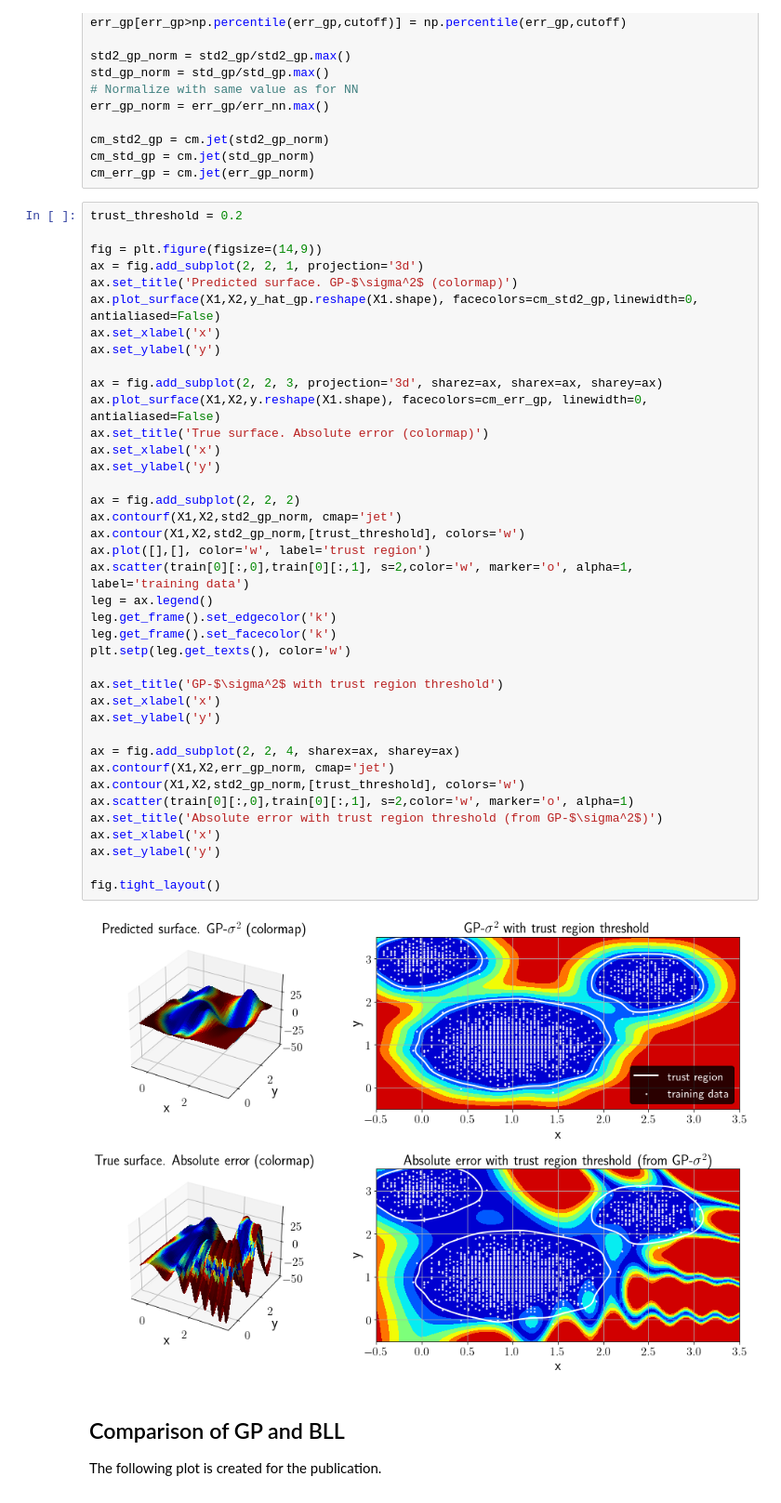
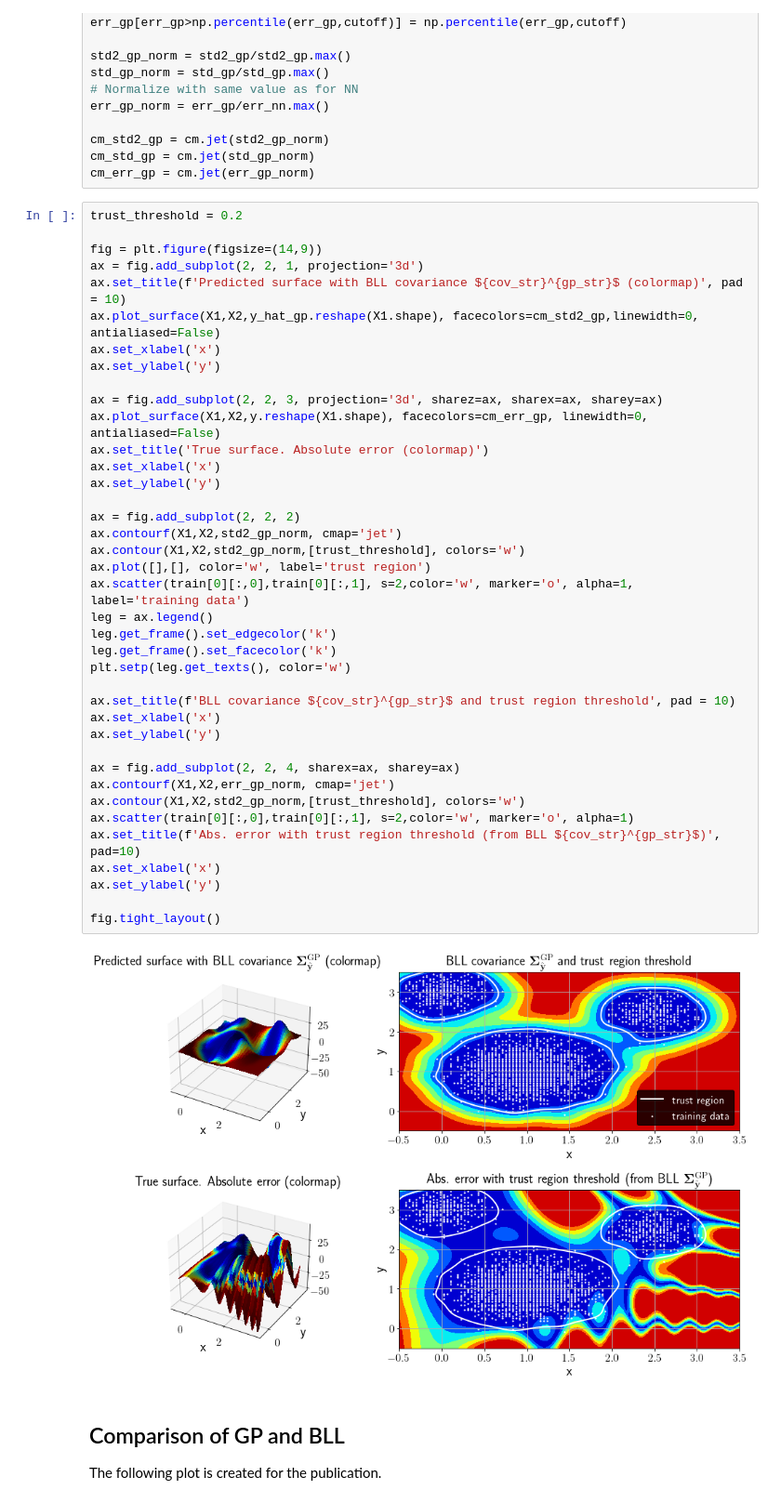
Before and after one commit to 4flixt/2022_BLL_MPC_Materials, a Jupyter notebook: BLL_Fundamentals/BLL_Fundamentals.ipynb, the cells around one changed output. Shown: that part at 93% size. Saved outputs shown, nothing was run; the diff lists cells and outputs as text.

```diff
--- a/BLL_Fundamentals/BLL_Fundamentals.ipynb
+++ b/BLL_Fundamentals/BLL_Fundamentals.ipynb
@@ -308,42 +314,42 @@ trust_threshold = 0.2
 
 fig = plt.figure(figsize=(14,9))
 ax = fig.add_subplot(2, 2, 1, projection='3d')
-ax.set_title('Predicted surface. GP-$\sigma^2$ (colormap)')
+ax.set_title(f'Predicted surface with BLL covariance ${cov_str}^{gp_str}$ (colormap)', pad = 10)
 ax.plot_surface(X1,X2,y_hat_gp.reshape(X1.shape), facecolors=cm_std2_gp,linewidth=0, antialiased=False)
 ax.set_xlabel('x')
 ax.set_ylabel('y')
 
 ax = fig.add_subplot(2, 2, 3, projection='3d', sharez=ax, sharex=ax, sharey=ax)
 ax.plot_surface(X1,X2,y.reshape(X1.shape), facecolors=cm_err_gp, linewidth=0, antialiased=False)
 ax.set_title('True surface. Absolute error (colormap)')
 ax.set_xlabel('x')
 ax.set_ylabel('y')
 
 ax = fig.add_subplot(2, 2, 2)
 ax.contourf(X1,X2,std2_gp_norm, cmap='jet')
 ax.contour(X1,X2,std2_gp_norm,[trust_threshold], colors='w')
 ax.plot([],[], color='w', label='trust region')
 ax.scatter(train[0][:,0],train[0][:,1], s=2,color='w', marker='o', alpha=1, label='training data')
 leg = ax.legend()
 leg.get_frame().set_edgecolor('k')
 leg.get_frame().set_facecolor('k')
 plt.setp(leg.get_texts(), color='w')
 
-ax.set_title('GP-$\sigma^2$ with trust region threshold')
+ax.set_title(f'BLL covariance ${cov_str}^{gp_str}$ and trust region threshold', pad = 10)
 ax.set_xlabel('x')
 ax.set_ylabel('y')
 
 ax = fig.add_subplot(2, 2, 4, sharex=ax, sharey=ax)
 ax.contourf(X1,X2,err_gp_norm, cmap='jet')
 ax.contour(X1,X2,std2_gp_norm,[trust_threshold], colors='w')
 ax.scatter(train[0][:,0],train[0][:,1], s=2,color='w', marker='o', alpha=1)
-ax.set_title('Absolute error with trust region threshold (from GP-$\sigma^2$)')
+ax.set_title(f'Abs. error with trust region threshold (from BLL ${cov_str}^{gp_str}$)', pad=10)
 ax.set_xlabel('x')
 ax.set_ylabel('y')
 
 fig.tight_layout()
 # %% [output]
-[figure, old version]
+[figure, new version]
 # %% [markdown]
 ## Comparison of GP and BLL
 
```
Also changed, not shown: parts of 4 cells of this notebook.
